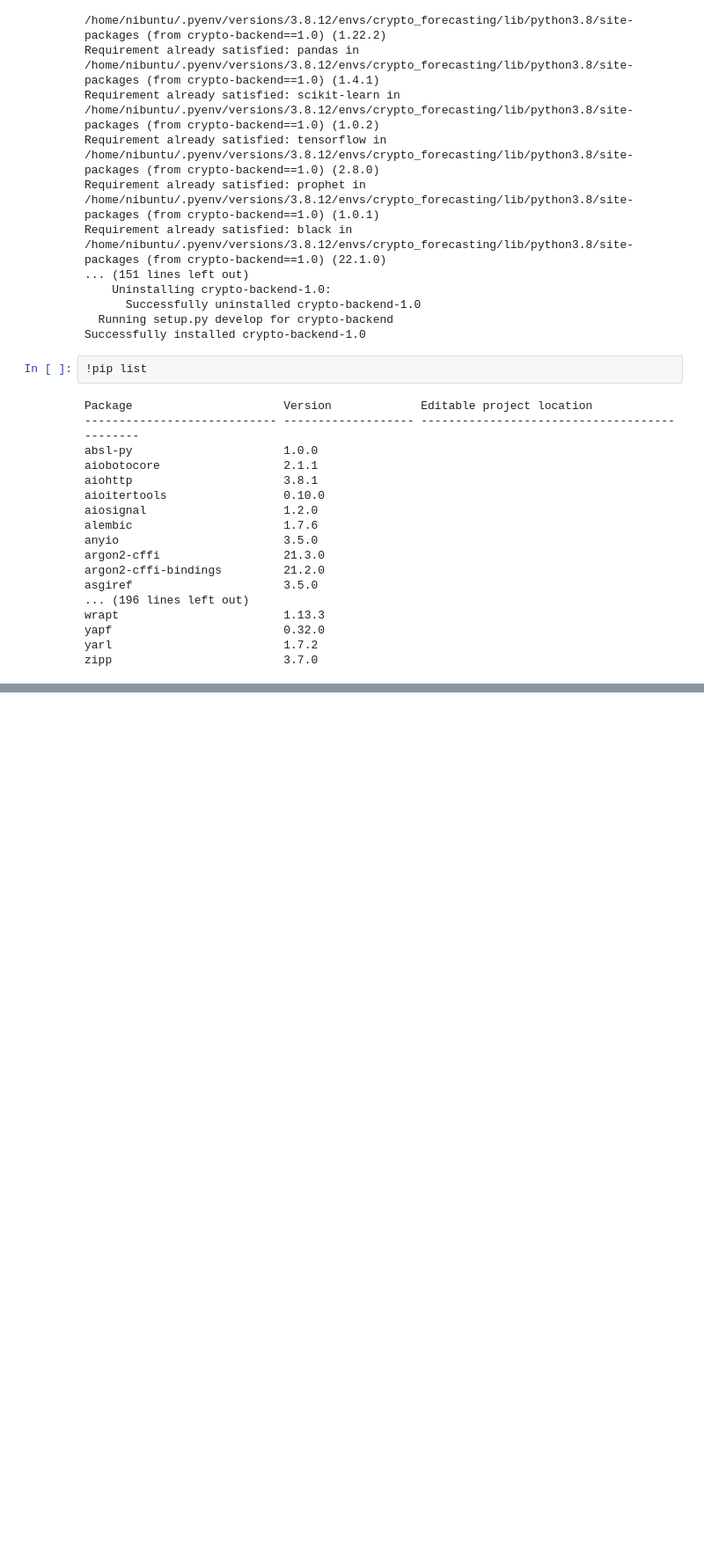
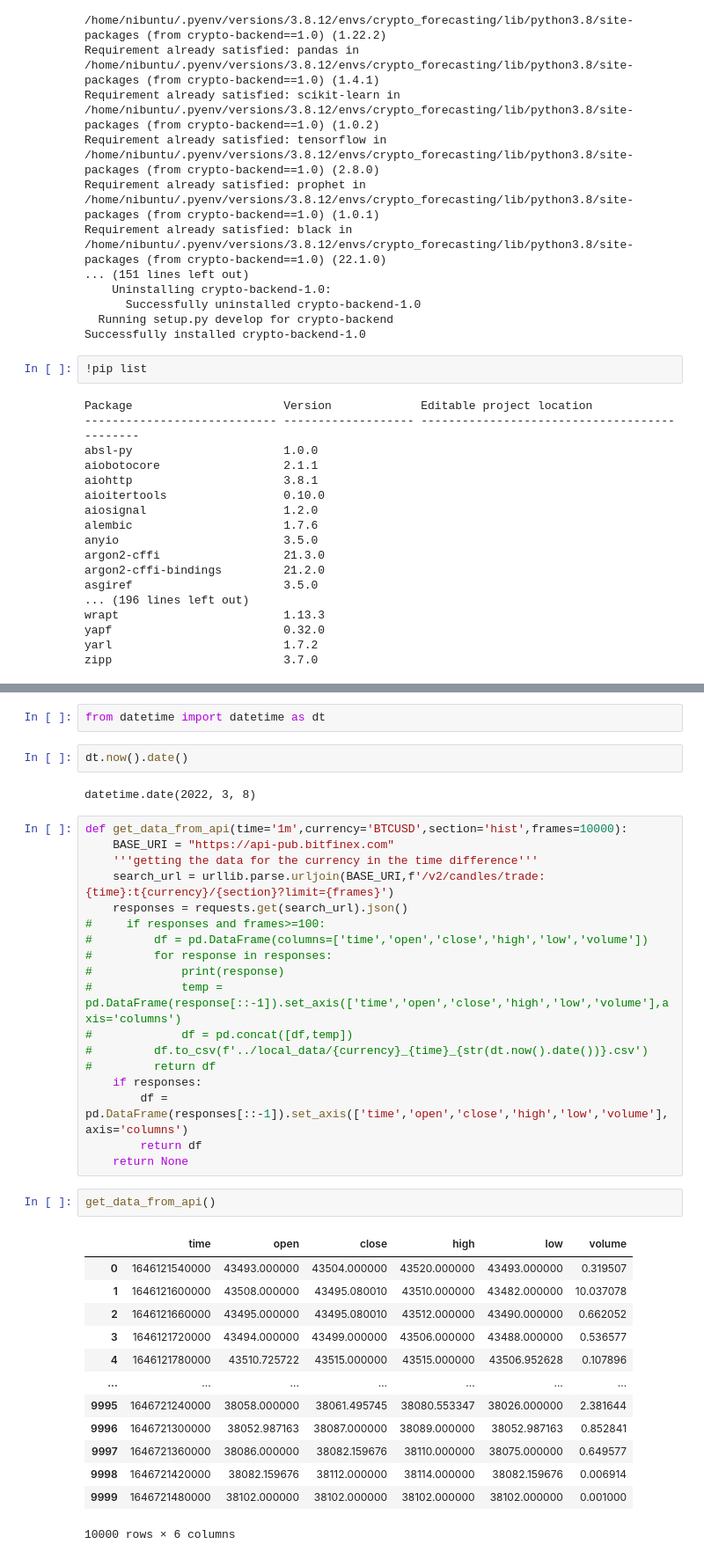
Before and after one commit to lamtrinh259/crypto_backend, a Jupyter notebook: notebooks/EDA.ipynb, the cells around one changed output, grey strips where cells are left out. Shown at 88% size. Cells and saved outputs as stored; diff of their text form; blank space fills up the shorter version.

```diff
--- a/notebooks/EDA.ipynb
+++ b/notebooks/EDA.ipynb
@@ -568,0 +847,40 @@ zipp                         3.7.0
+# %%
+from datetime import datetime as dt
+# %%
+dt.now().date()
+# %% [output]
+datetime.date(2022, 3, 8)
+# %%
+def get_data_from_api(time='1m',currency='BTCUSD',section='hist',frames=10000):
+    BASE_URI = "https://api-pub.bitfinex.com"
+    '''getting the data for the currency in the time difference'''
+    search_url = urllib.parse.urljoin(BASE_URI,f'/v2/candles/trade:{time}:t{currency}/{section}?limit={frames}')
+    responses = requests.get(search_url).json()
+#     if responses and frames>=100:
+#         df = pd.DataFrame(columns=['time','open','close','high','low','volume'])
+#         for response in responses:
+#             print(response)
+#             temp = pd.DataFrame(response[::-1]).set_axis(['time','open','close','high','low','volume'],axis='columns')
+#             df = pd.concat([df,temp])
+#         df.to_csv(f'../local_data/{currency}_{time}_{str(dt.now().date())}.csv')
+#         return df
+    if responses:
+        df = pd.DataFrame(responses[::-1]).set_axis(['time','open','close','high','low','volume'],axis='columns')
+        return df
+    return None
+# %%
+get_data_from_api()
+# %% [output]
+|  | time | open | close | high | low | volume |
+| 0 | 1646121540000 | 43493.000000 | 43504.000000 | 43520.000000 | 43493.000000 | 0.319507 |
+| 1 | 1646121600000 | 43508.000000 | 43495.080010 | 43510.000000 | 43482.000000 | 10.037078 |
+| 2 | 1646121660000 | 43495.000000 | 43495.080010 | 43512.000000 | 43490.000000 | 0.662052 |
+| 3 | 1646121720000 | 43494.000000 | 43499.000000 | 43506.000000 | 43488.000000 | 0.536577 |
+| 4 | 1646121780000 | 43510.725722 | 43515.000000 | 43515.000000 | 43506.952628 | 0.107896 |
+| ... | ... | ... | ... | ... | ... | ... |
+| 9995 | 1646721240000 | 38058.000000 | 38061.495745 | 38080.553347 | 38026.000000 | 2.381644 |
+| 9996 | 1646721300000 | 38052.987163 | 38087.000000 | 38089.000000 | 38052.987163 | 0.852841 |
+| 9997 | 1646721360000 | 38086.000000 | 38082.159676 | 38110.000000 | 38075.000000 | 0.649577 |
+| 9998 | 1646721420000 | 38082.159676 | 38112.000000 | 38114.000000 | 38082.159676 | 0.006914 |
+| 9999 | 1646721480000 | 38102.000000 | 38102.000000 | 38102.000000 | 38102.000000 | 0.001000 |
+10000 rows × 6 columns
```
Also changed, not shown: parts of 11 cells of this notebook, 25 other files.
